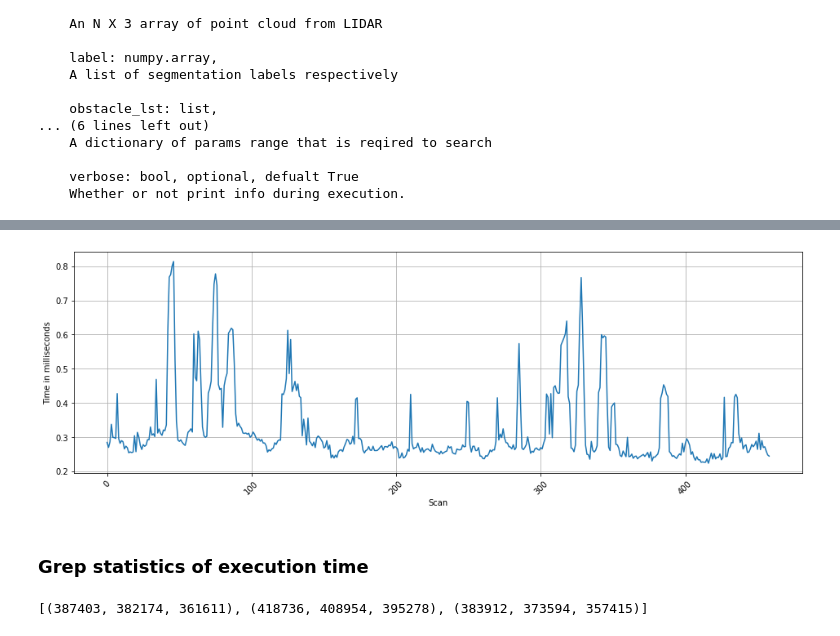
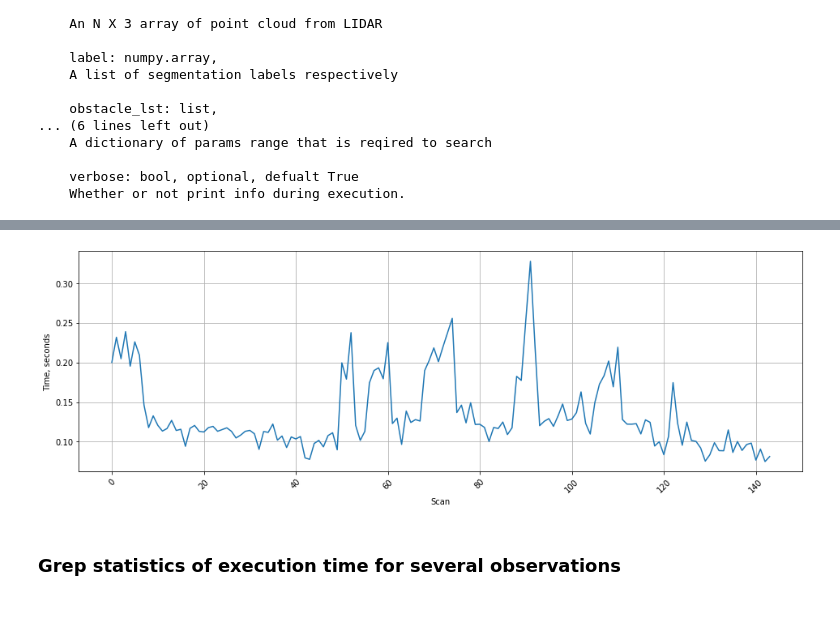
Before and after one commit to VirtualRoyalty/PointCloudSegmentation, a Jupyter notebook: obstacle-detection/examples/obstacle detection.ipynb, the cells around one changed output, grey strips where cells are left out. Drawn from its saved outputs; the diff is of its cells as text; code cells hidden in the pictures.

```diff
--- a/obstacle-detection/examples/obstacle detection.ipynb
+++ b/obstacle-detection/examples/obstacle detection.ipynb
@@ -243,11 +206,12 @@ Wall time: 17.9 µs
 # %%
 %%time
-params = {'x_voxels': 26, 'y_voxels': 30, 'z_voxels': 6,
+params = {'x_voxels': 26, 'y_voxels': 20, 'z_voxels': 6,
           'roi_x_min': 0, 'roi_x_max': 45,
           'roi_y_min': -14, 'roi_y_max': 14,
           'roi_z_min': -2, 'roi_z_max': 1,
-          'eps': 0.7, 'min_samples': 6, 'leaf_size': 120}
-clusters, cluster_data, time_exec= pipeline_optimized(scan, label, obstacle_lst, verbose=True,
+          'eps': 0.7, 'min_samples': 8, 'leaf_size': 300}
+
+clusters, cluster_data, time_exec = pipeline(scan, label, obstacle_lst, verbose=True,
                                     exec_time=True, **params)
 # %% [output]
 Execution time:
@@ -267,10 +229,0 @@ Wall time: 1.34 s
-# %%
-min_poitns = [cluster_data[cluster_data.index == indx][['x', 'y', 'z']].values
-              for indx in list(cluster_data[['x', 'y', 'z']].idxmin())]
-max_points = [cluster_data[cluster_data.index == indx][['x', 'y', 'z']].values
-              for indx in list(cluster_data[['x', 'y', 'z']].idxmax())]
-vertices_lst = min_poitns + max_points
-
-array = vertices_lst[0]
-for x in vertices_lst[1:]:
-    array = np.concatenate((array, x), axis=1)
@@ -455,6 +374,6 @@ for i, key in enumerate(sorted_exec_dct):
 # %%
 import glob
-seq = '00'
+seq = '01'
 scan_lst = sorted(glob.glob("../dataset/sequences/" + seq + "/velodyne/*.bin"))
 labels_lst = sorted(glob.glob("../dataset/sequences/" + seq + "/labels/*.label"))
 assert len(scan_lst) == len(labels_lst)
@@ -469,9 +386,9 @@ test = imp.reload(test)
 # %%
 %%time
 # n_scan = -1
-write_path = '../dataset/sequences/' + seq + '/clusters/'
-# write_path = None
+# write_path = '../dataset/sequences/' + seq + '/clusters/'
+write_path = None
 bbox_dct, exec_time_dct, stats = test.get_bbox_and_stat(scan_lst, labels_lst, obstacle_lst,
-                                                        pipeline_optimized, write_path=write_path,
-                                                        write_rotated=True, detailed=True, **params)
+                                                        pipeline, write_path=write_path,
+                                                        write_rotated=False, detailed=True, **params)
 # %% [output]
@@ -508,14 +425,14 @@ oy = time_stat
 # %%
 plt.figure(figsize=(16, 5))
 plt.plot(ox, oy)
 plt.xlabel('Scan')
-plt.ylabel('Time in milliseconds')
+plt.ylabel('Time, seconds')
 plt.grid()
 plt.xticks(rotation=45)
 plt.show()
 # %% [output]
-[figure, old version]
+[figure, new version]
 # %% [markdown]
-### Grep statistics of execution time
+### Grep statistics of execution time for several observations
 # %%
 exec_lst = []
@@ -534,8 +449,4 @@ for epoch in exec_lst:
 several_exec_time_lst = list(zip(several_exec_time_lst[0],
                                  several_exec_time_lst[1],
                                  several_exec_time_lst[2]))
-# %%
-several_exec_time_lst[:3]
-# %% [output]
-[(387403, 382174, 361611), (418736, 408954, 395278), (383912, 373594, 357415)]
 # %%
```
Also changed, not shown: parts of 35 cells of this notebook, 5 other files.
